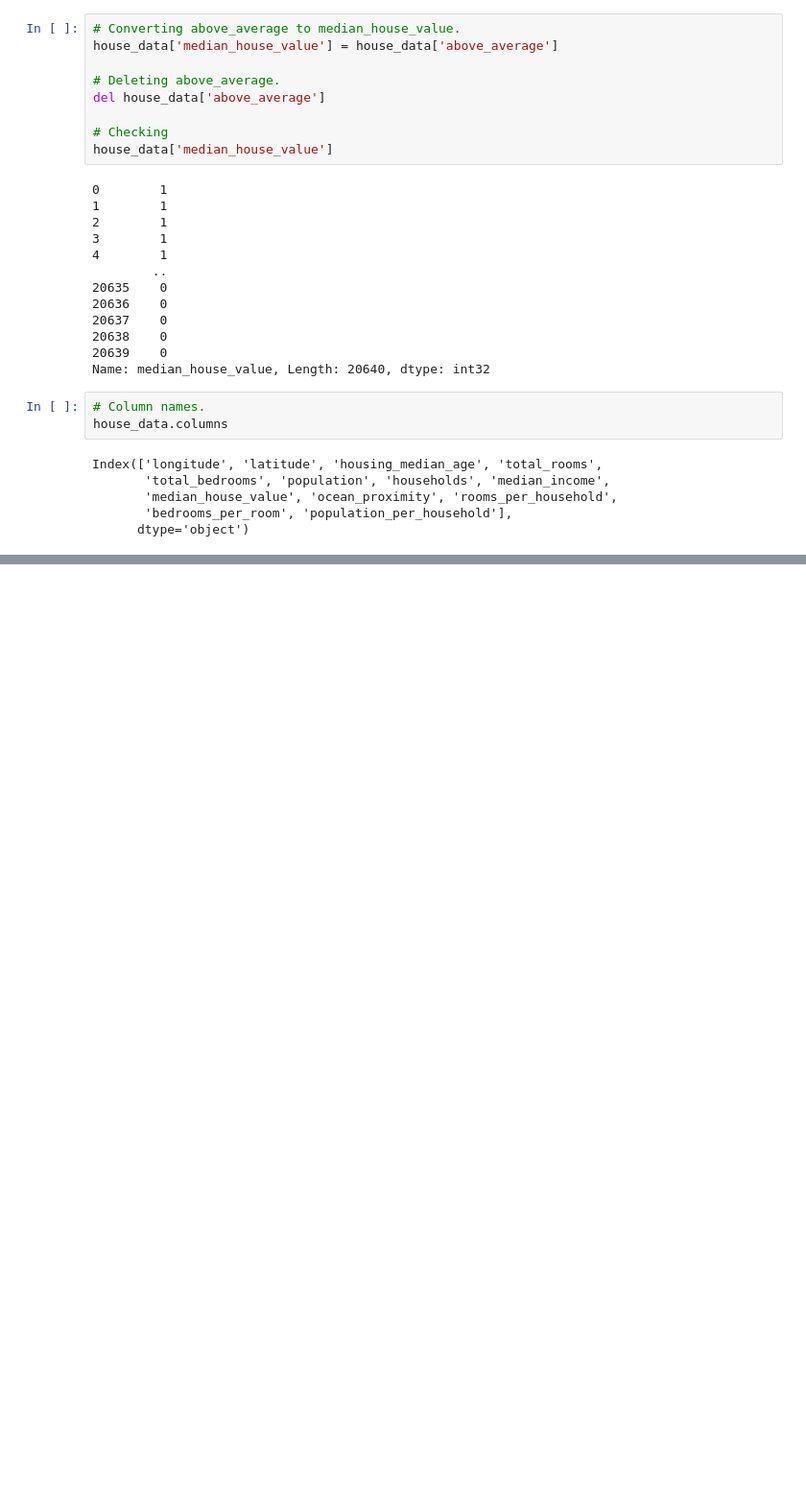
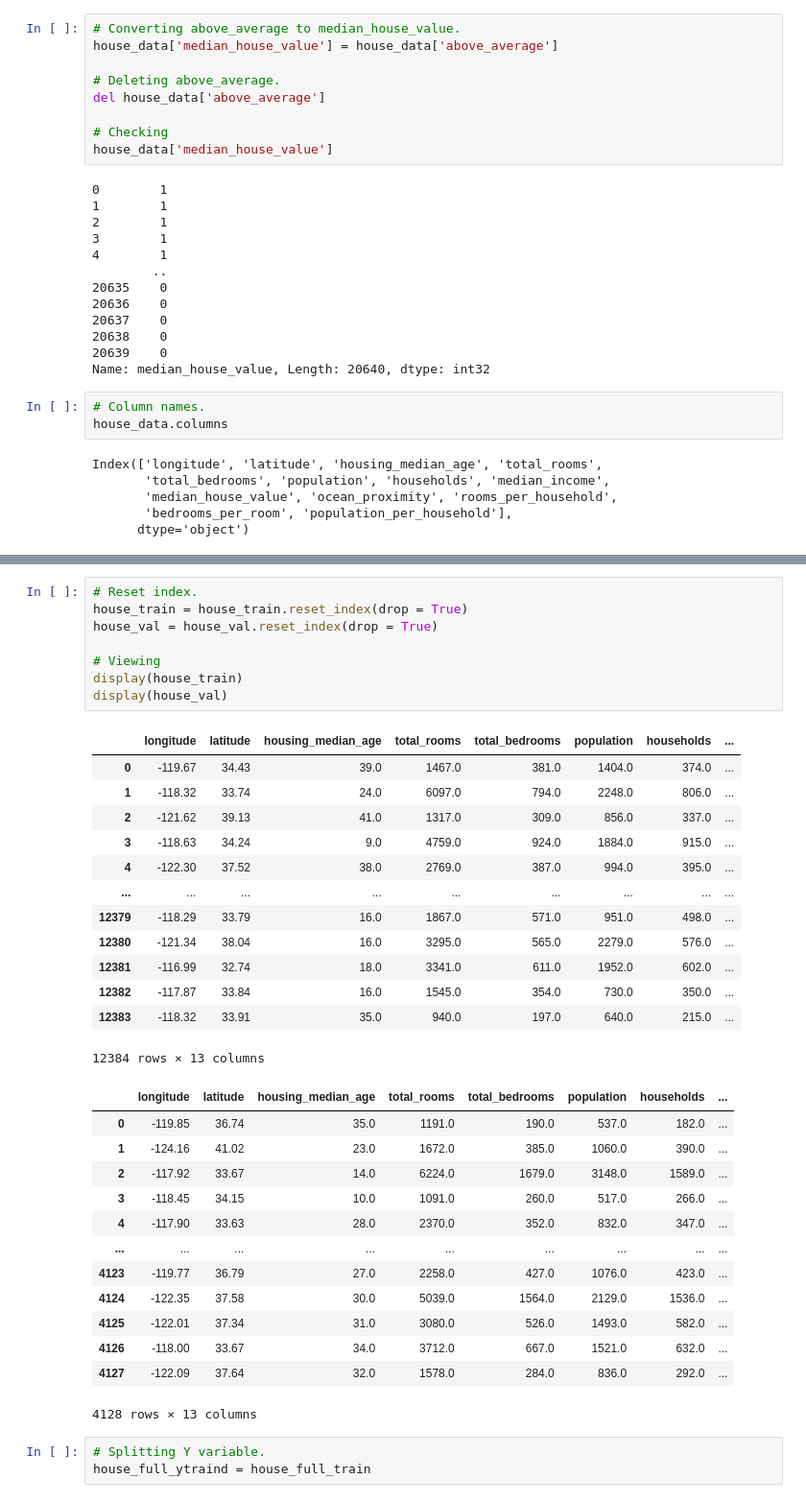
Before and after one commit to Benjamin-Ojo/ml_zoomcamp_code, a Jupyter notebook: chapter 3 - churn_predictor/homework_house_price.ipynb, the cells around one changed output, grey strips where cells are left out. Shown at 96% size. Drawn from its saved outputs; the diff is of its cells as text; blank space fills up the shorter version.

```diff
--- a/chapter 3 - churn_predictor/homework_house_price.ipynb
+++ b/chapter 3 - churn_predictor/homework_house_price.ipynb
@@ -215,0 +319,38 @@ from sklearn.model_selection import train_test_split
+# %%
+# Reset index.
+house_train = house_train.reset_index(drop = True)
+house_val = house_val.reset_index(drop = True)
+
+# Viewing
+display(house_train)
+display(house_val)
+# %% [output]
+|  | longitude | latitude | housing_median_age | total_rooms | total_bedrooms | population | households | ... |
+| 0 | -119.67 | 34.43 | 39.0 | 1467.0 | 381.0 | 1404.0 | 374.0 | ... |
+| 1 | -118.32 | 33.74 | 24.0 | 6097.0 | 794.0 | 2248.0 | 806.0 | ... |
+| 2 | -121.62 | 39.13 | 41.0 | 1317.0 | 309.0 | 856.0 | 337.0 | ... |
+| 3 | -118.63 | 34.24 | 9.0 | 4759.0 | 924.0 | 1884.0 | 915.0 | ... |
+| 4 | -122.30 | 37.52 | 38.0 | 2769.0 | 387.0 | 994.0 | 395.0 | ... |
+| ... | ... | ... | ... | ... | ... | ... | ... | ... |
+| 12379 | -118.29 | 33.79 | 16.0 | 1867.0 | 571.0 | 951.0 | 498.0 | ... |
+| 12380 | -121.34 | 38.04 | 16.0 | 3295.0 | 565.0 | 2279.0 | 576.0 | ... |
+| 12381 | -116.99 | 32.74 | 18.0 | 3341.0 | 611.0 | 1952.0 | 602.0 | ... |
+| 12382 | -117.87 | 33.84 | 16.0 | 1545.0 | 354.0 | 730.0 | 350.0 | ... |
+| 12383 | -118.32 | 33.91 | 35.0 | 940.0 | 197.0 | 640.0 | 215.0 | ... |
+12384 rows × 13 columns
+|  | longitude | latitude | housing_median_age | total_rooms | total_bedrooms | population | households | ... |
+| 0 | -119.85 | 36.74 | 35.0 | 1191.0 | 190.0 | 537.0 | 182.0 | ... |
+| 1 | -124.16 | 41.02 | 23.0 | 1672.0 | 385.0 | 1060.0 | 390.0 | ... |
+| 2 | -117.92 | 33.67 | 14.0 | 6224.0 | 1679.0 | 3148.0 | 1589.0 | ... |
+| 3 | -118.45 | 34.15 | 10.0 | 1091.0 | 260.0 | 517.0 | 266.0 | ... |
+| 4 | -117.90 | 33.63 | 28.0 | 2370.0 | 352.0 | 832.0 | 347.0 | ... |
+| ... | ... | ... | ... | ... | ... | ... | ... | ... |
+| 4123 | -119.77 | 36.79 | 27.0 | 2258.0 | 427.0 | 1076.0 | 423.0 | ... |
+| 4124 | -122.35 | 37.58 | 30.0 | 5039.0 | 1564.0 | 2129.0 | 1536.0 | ... |
+| 4125 | -122.01 | 37.34 | 31.0 | 3080.0 | 526.0 | 1493.0 | 582.0 | ... |
+| 4126 | -118.00 | 33.67 | 34.0 | 3712.0 | 667.0 | 1521.0 | 632.0 | ... |
+| 4127 | -122.09 | 37.64 | 32.0 | 1578.0 | 284.0 | 836.0 | 292.0 | ... |
+4128 rows × 13 columns
+# %%
+# Splitting Y variable.
+house_full_ytraind = house_full_train
```
Also changed, not shown: parts of 5 cells of this notebook.
